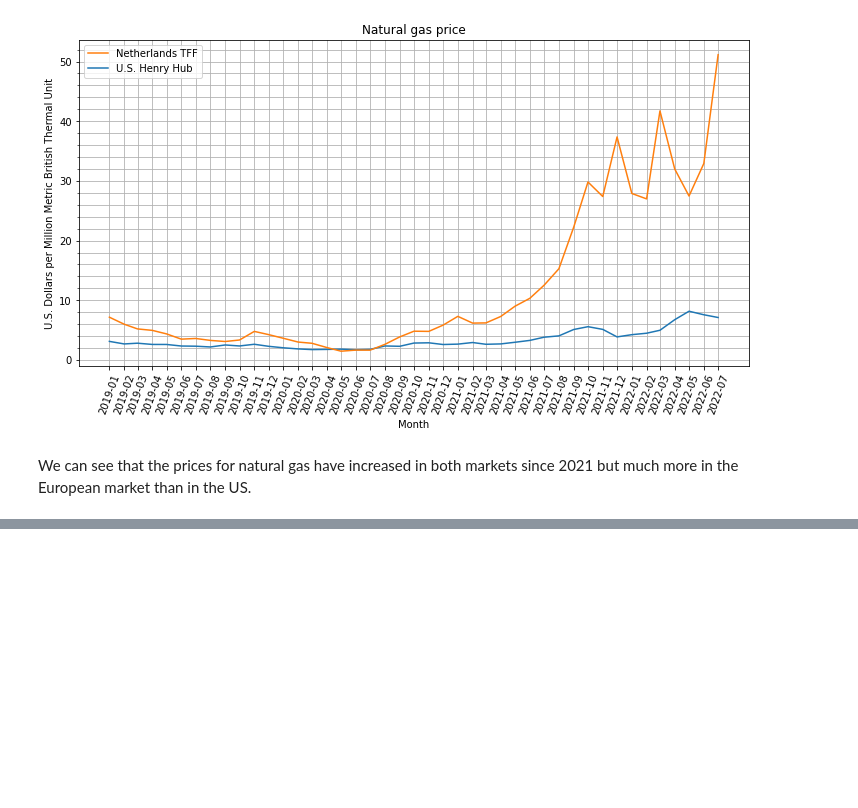
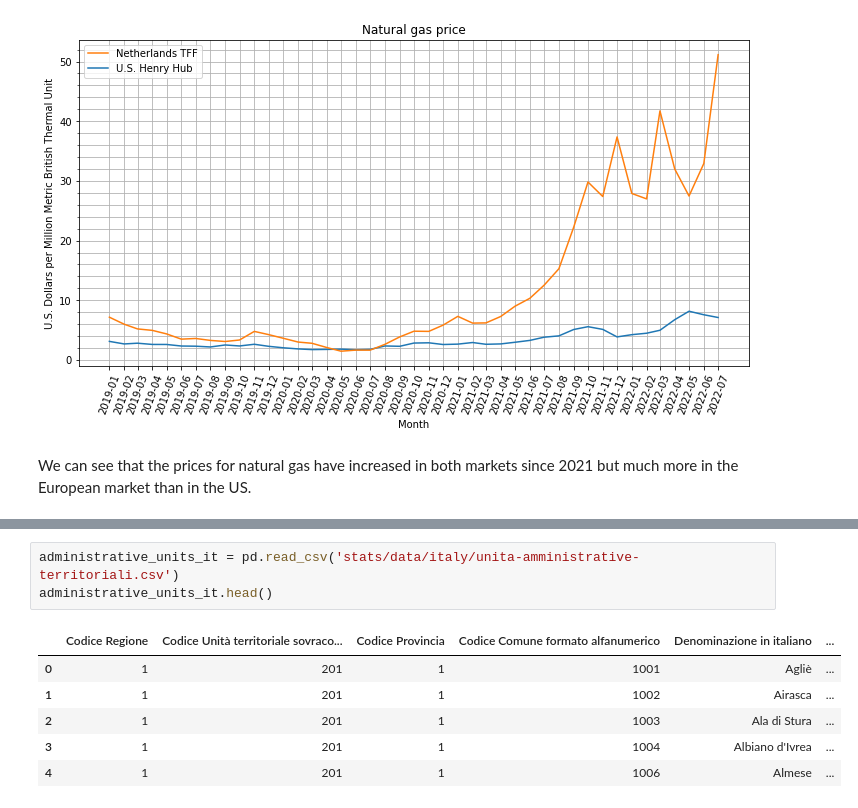
Before and after one commit to luigiselmi/datascience, a Jupyter notebook: python/intro_to_pandas.ipynb, the cells around one changed output, grey strips where cells are left out. Saved outputs shown, nothing was run; the diff lists cells and outputs as text; blank space fills up the shorter version.

```diff
--- a/python/intro_to_pandas.ipynb
+++ b/python/intro_to_pandas.ipynb
@@ -272,0 +276,10 @@ We can see that the prices for natural gas have increased in both markets since
+# %%
+administrative_units_it = pd.read_csv('stats/data/italy/unita-amministrative-territoriali.csv')
+administrative_units_it.head()
+# %% [output]
+|  | Codice Regione | Codice Unità territoriale sovraco... | Codice Provincia | Codice Comune formato alfanumerico | Denominazione in italiano | ... |
+| 0 | 1 | 201 | 1 | 1001 | Agliè | ... |
+| 1 | 1 | 201 | 1 | 1002 | Airasca | ... |
+| 2 | 1 | 201 | 1 | 1003 | Ala di Stura | ... |
+| 3 | 1 | 201 | 1 | 1004 | Albiano d'Ivrea | ... |
+| 4 | 1 | 201 | 1 | 1006 | Almese | ... |
```
Also changed, not shown: parts of 10 cells of this notebook.
